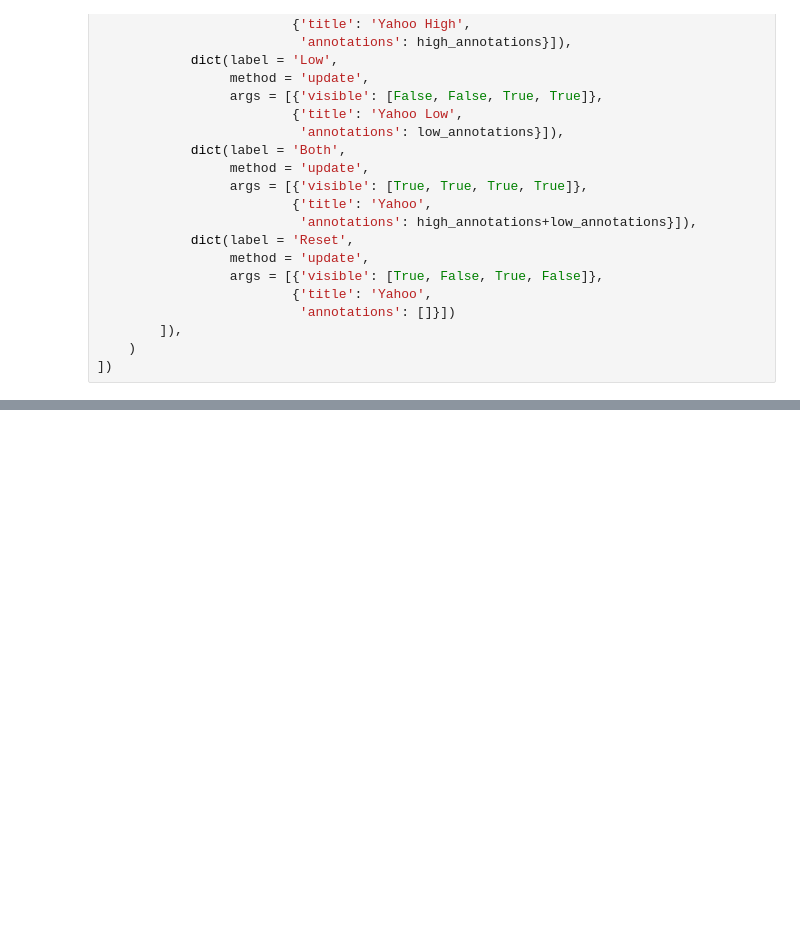
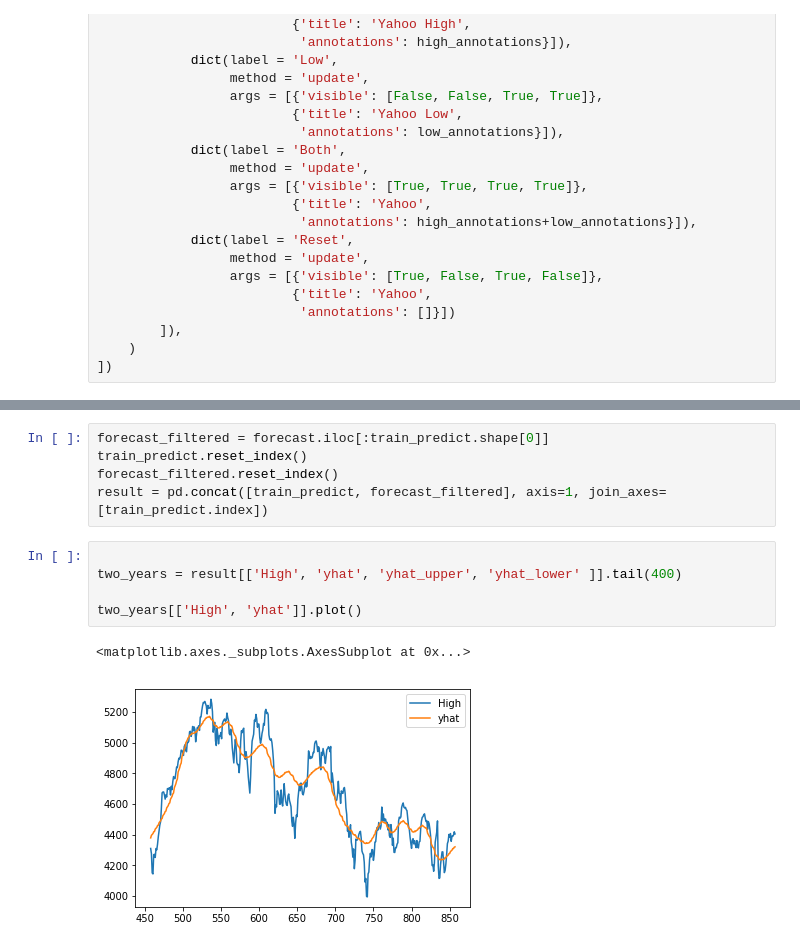
Before and after one commit to seydouniar/MarathonWeb, a Jupyter notebook: CAC40/Untitled.ipynb, the cells around one changed output, grey strips where cells are left out. Cells and saved outputs as stored; diff of their text form; blank space fills up the shorter version.

```diff
--- a/CAC40/Untitled.ipynb
+++ b/CAC40/Untitled.ipynb
@@ -186,0 +204,13 @@ Your filename `update_button'` didn't end with .html. Adding .html to the end of
+# %%
+forecast_filtered = forecast.iloc[:train_predict.shape[0]]
+train_predict.reset_index()
+forecast_filtered.reset_index()
+result = pd.concat([train_predict, forecast_filtered], axis=1, join_axes=[train_predict.index])
+# %%
+
+two_years = result[['High', 'yhat', 'yhat_upper', 'yhat_lower' ]].tail(400)
+
+two_years[['High', 'yhat']].plot()
+# %% [output]
+<matplotlib.axes._subplots.AxesSubplot at 0x...>
+[figure, added]
```
Also changed, not shown: parts of 23 cells of this notebook, 3 other files.
